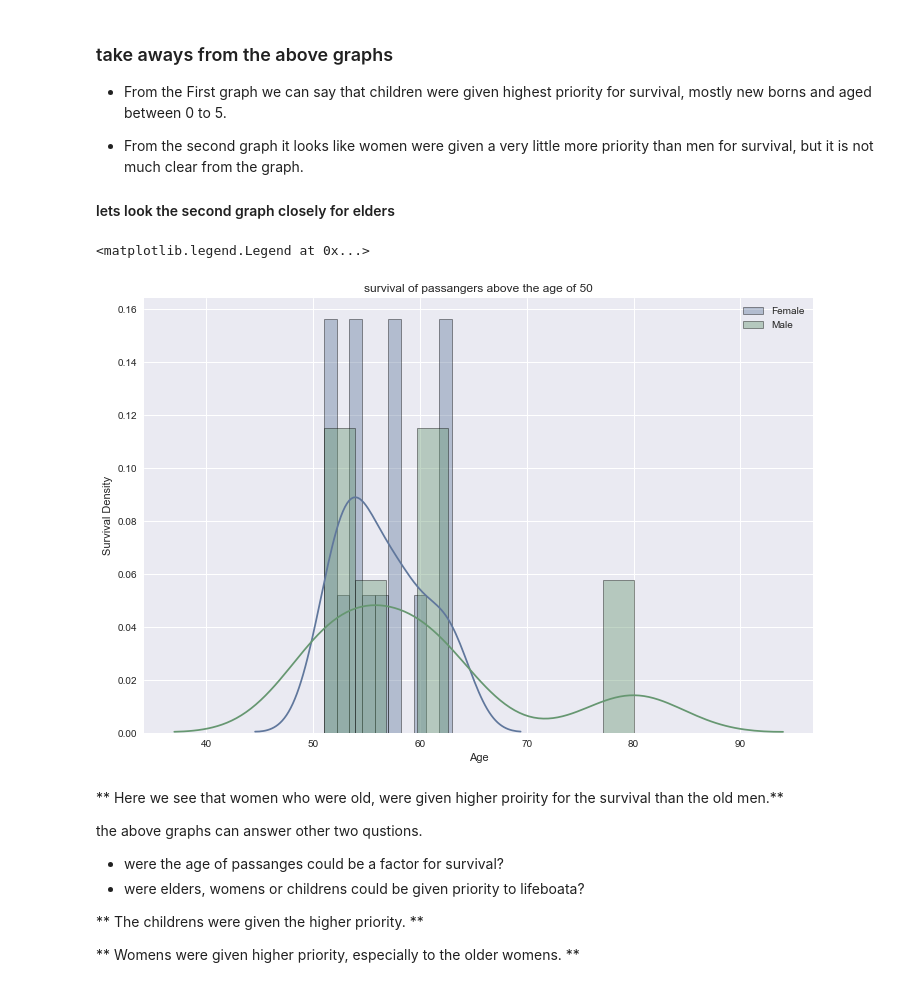
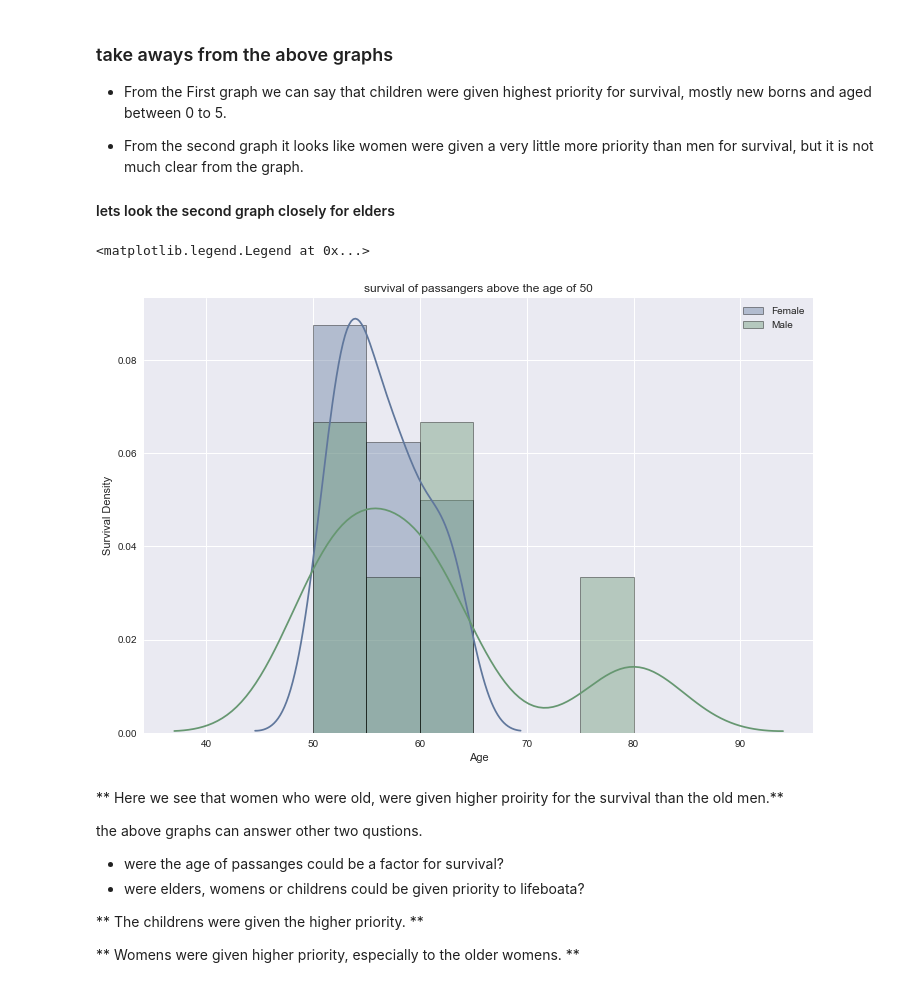
Before and after one commit to hassan23/Titanic-Data-Analysis, a Jupyter notebook: Untitled.ipynb, the cells around one changed output. Drawn from its saved outputs; the diff is of its cells as text; code cells hidden in the pictures.

```diff
--- a/Untitled.ipynb
+++ b/Untitled.ipynb
@@ -172,16 +179,17 @@ ax2.legend(('Female','Male'),loc='best')
 # %%
 plt.title('survival of passangers above the age of 50')
 sns.distplot(titanic_more_clean_data[(titanic_more_clean_data['Survived'] == 1) & \
                                      (titanic_more_clean_data['Sex'] == 'female') & \
-                                    (titanic_more_clean_data['Age'] > 50 )]['Age'].fillna(0),hist_kws=dict(edgecolor="k", linewidth=1),bins=10)
+                                    (titanic_more_clean_data['Age'] > 50 )]['Age'].dropna(0),hist_kws=dict(edgecolor="k", linewidth=1),bins=range(40,85,5))
+
 sns.distplot(titanic_more_clean_data[(titanic_more_clean_data['Survived'] == 1) & \
                                      (titanic_more_clean_data['Sex'] == 'male') & \
-                                    (titanic_more_clean_data['Age'] > 50 )]['Age'].fillna(0),hist_kws=dict(edgecolor="k", linewidth=1),bins=10)
+                                    (titanic_more_clean_data['Age'] > 50 )]['Age'].dropna(0),hist_kws=dict(edgecolor="k", linewidth=1),bins=range(40,85,5))
 plt.ylabel('Survival Density')
 plt.legend(('Female','Male'),loc='best')
 # %% [output]
 <matplotlib.legend.Legend at 0x...>
-[figure, old version]
+[figure, new version]
 # %% [markdown]
  ** Here we see that women who were old, were given higher proirity for the survival than the old men.**
 
```
Also changed, not shown: parts of 19 cells of this notebook.
